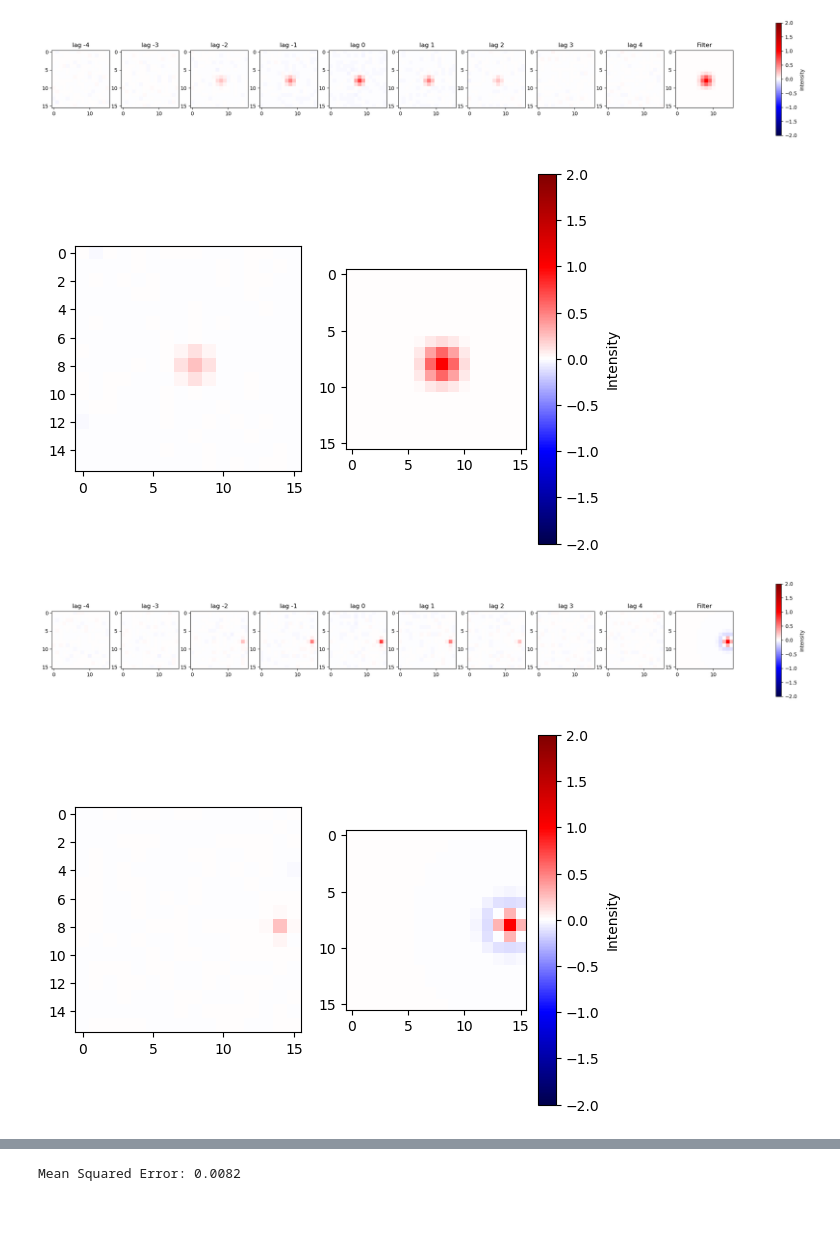
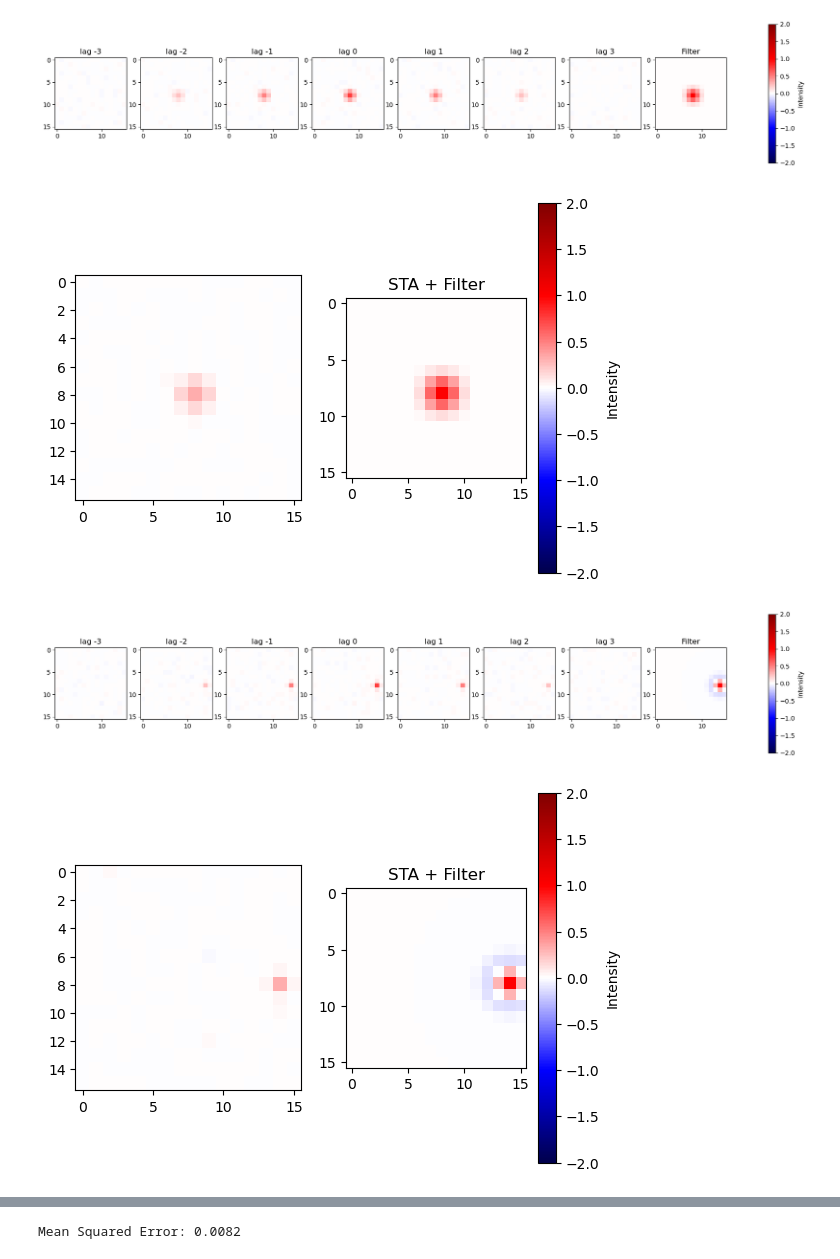
Before and after one commit to fschwar4/sta_analysis, a Jupyter notebook: sta.ipynb, the cells around one changed output, grey strips where cells are left out. Saved outputs shown, nothing was run; the diff lists cells and outputs as text; code cells hidden in the pictures; blank space fills up the shorter version.

Commit message:
Reworked the simple_sta function to be a class instead. Stole toml config style and utils plotter style from Hari.

```diff
--- a/sta.ipynb
+++ b/sta.ipynb
@@ -75,11 +68,14 @@ data_dir = ''
 gauss_spike_train = np.load(os.path.join(data_dir, 'spike_train_gauss_1.npy'))
 gauss_stimulus = np.load(os.path.join(data_dir, 'stimulus_gauss_1.npy'))
 gauss_filter = np.load(os.path.join(data_dir, f'filter_gauss_1.npy'))
+gauss_stimulus = gauss_stimulus.transpose((1,2,0))
 
 gabor_spike_train = np.load(os.path.join(data_dir, 'spike_train_gabor_1.npy'))
 gabor_stimulus = np.load(os.path.join(data_dir, 'stimulus_gabor_1.npy'))
 gabor_filter = np.load(os.path.join(data_dir, f'filter_gabor_1.npy'))
+gabor_stimulus = gabor_stimulus.transpose((1,2,0))
 
 ricker_spike_train = np.load(os.path.join(data_dir, 'spike_train_ricker_1.npy'))
 ricker_stimulus = np.load(os.path.join(data_dir, 'stimulus_ricker_1.npy'))
 ricker_filter = np.load(os.path.join(data_dir, f'filter_ricker_1.npy'))
+ricker_stimulus = ricker_stimulus.transpose((1,2,0))
@@ -90,30 +82,18 @@ n_lags = end - start
 # %%
-gauss_sta = calc_simple_sta(gauss_stimulus, gauss_spike_train, start, end)
-plot_simple_sta(gauss_sta, gauss_filter, start, end)
+gauss = SpikeAnalysis(gauss_stimulus, gauss_spike_train, gauss_filter)
+gauss.sta()
+plot_simple_sta_lags(gauss.sta, gauss.filter, gauss.start, gauss.end)
 
-gauss_sta = gauss_sta.mean(axis = 0)
-fig, axs = plt.subplots(1, 2)
-axs[0].imshow(gauss_sta, vmin = -2, vmax = 2, cmap = "seismic")
-a = axs[1].imshow(gauss_filter, vmin = -2, vmax = 2, cmap = "seismic")
-plt.colorbar(a, label="Intensity")
-plt.title(f'')
-plt.show()
+plot_avg_sta_with_filter(gauss.sta, gauss.filter)
 # %% [output]
-[figure, old version]
+[figure, new version]
-[figure, old version]
+[figure, new version]
 # %%
-ricker_sta = calc_simple_sta(ricker_stimulus, ricker_spike_train, start, end)
-plot_simple_sta(ricker_sta, ricker_filter, start, end)
-
-ricker_sta = ricker_sta.mean(axis = 0)
-fig, axs = plt.subplots(1, 2)
-axs[0].imshow(ricker_sta, vmin = -2, vmax = 2, cmap = "seismic")
-a = axs[1].imshow(ricker_filter, vmin = -2, vmax = 2, cmap = "seismic")
-
-plt.colorbar(a, label="Intensity")
-plt.title(f'')
-plt.show()
+ricker = SpikeAnalysis(ricker_stimulus, ricker_spike_train, ricker_filter)
+ricker.sta()
+plot_simple_sta_lags(ricker.sta, ricker.filter, ricker.start, ricker.end)
+plot_avg_sta_with_filter(ricker.sta, ricker.filter)
 # %% [output]
-[figure, old version]
+[figure, new version]
-[figure, old version]
+[figure, new version]
 # %%
```
Also changed, not shown: parts of 5 cells of this notebook, 3 other files.
